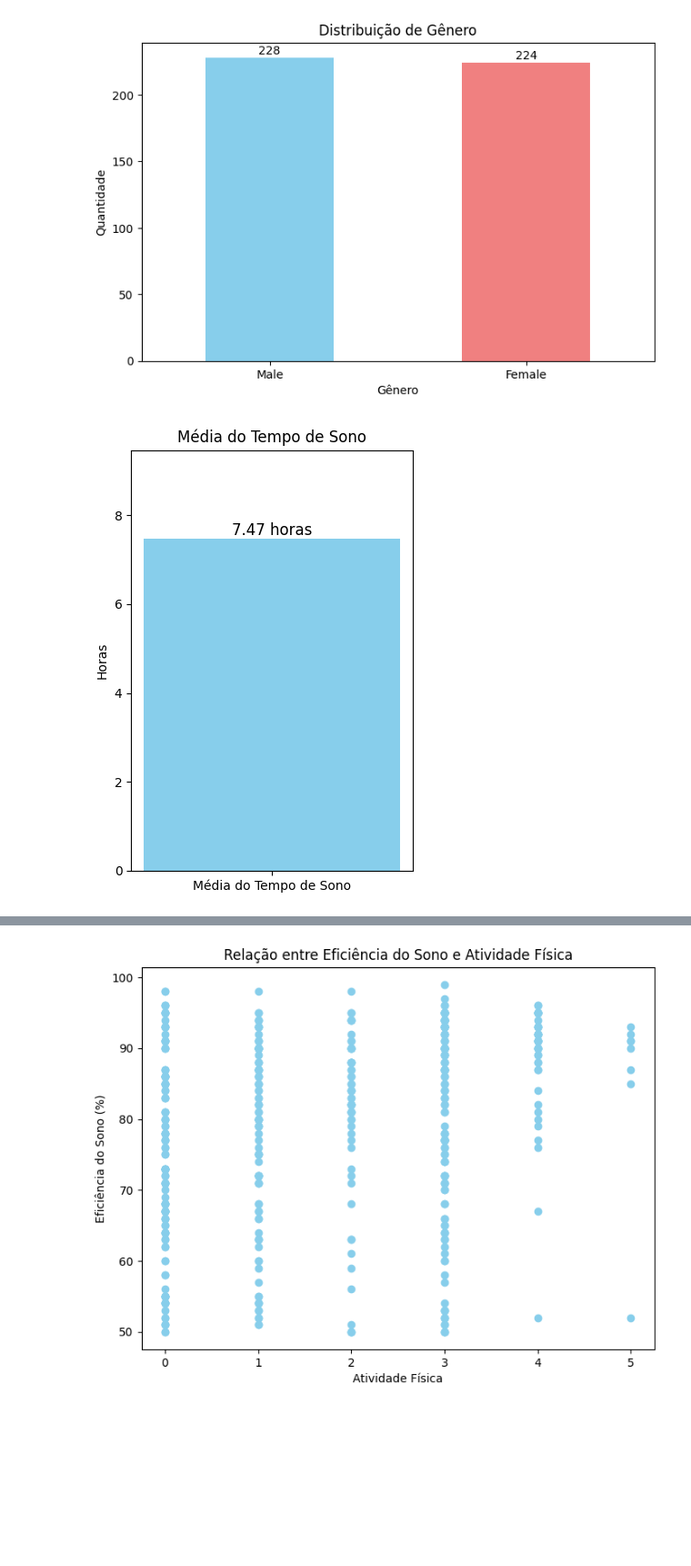
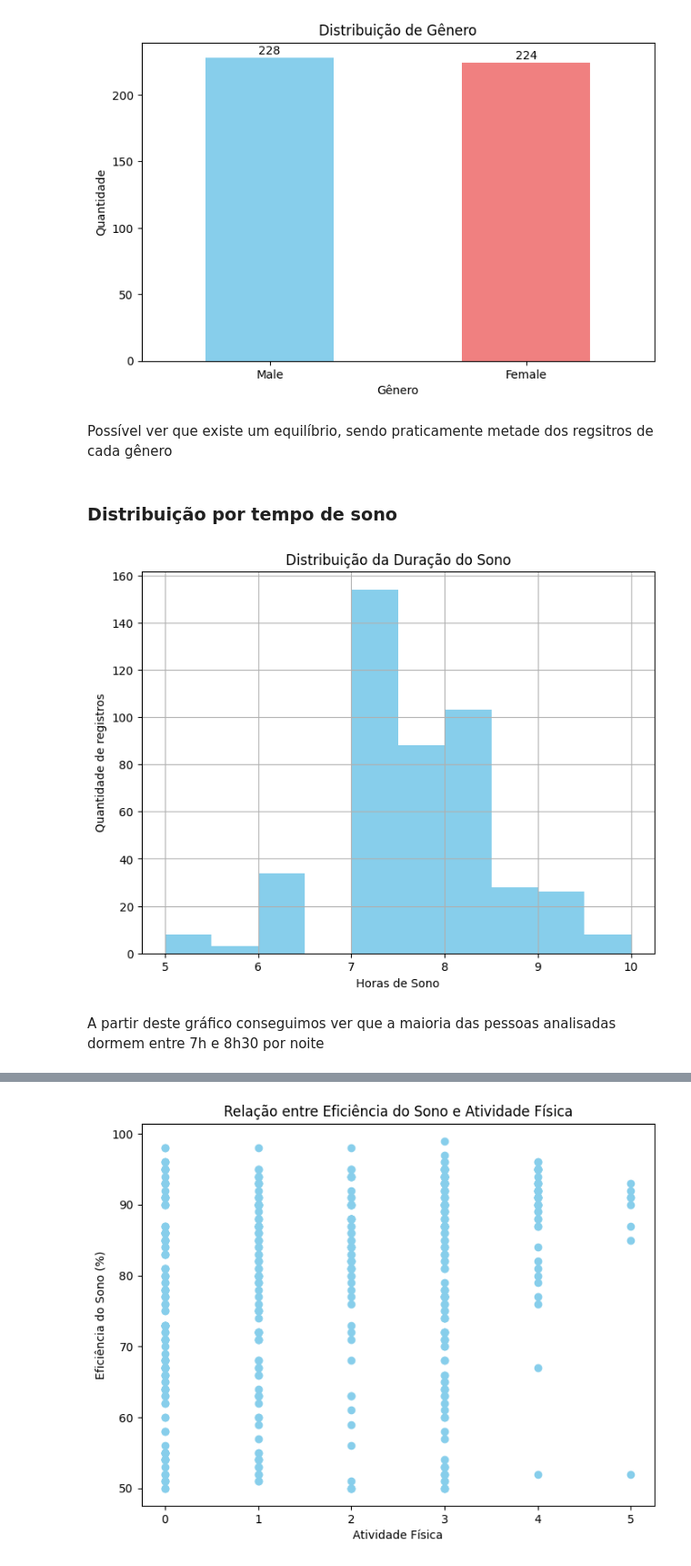
Before and after one commit to thainazanfolin/min_sleep_efficiency, a Jupyter notebook: Projeto_Min_Sleep_Efficiency.ipynb, the cells around one changed output, grey strips where cells are left out. Shown at 91% size. Saved outputs shown, nothing was run; the diff lists cells and outputs as text; code cells hidden in the pictures; blank space fills up the shorter version.

```diff
--- a/Projeto_Min_Sleep_Efficiency.ipynb
+++ b/Projeto_Min_Sleep_Efficiency.ipynb
@@ -337,21 +412,24 @@ plt.xticks(rotation=0)  # Mantém os rótulos do eixo x na horizontal
 plt.show()
 # %% [output]
 [figure]
-# %%
-# Média de tempo de sono e Média de sono REM
-
-media_tempo_sono = df['Sleep duration'].mean()
-
-# Criar o gráfico de barras para exibir a média
-plt.figure(figsize=(4, 6))
-plt.bar(['Média do Tempo de Sono'], [media_tempo_sono], color='skyblue')
-plt.ylabel('Horas')
-plt.title('Média do Tempo de Sono')
-
-# Adicionar a média como rótulo no topo da barra
-plt.text(0, media_tempo_sono + 0.1, f'{media_tempo_sono:.2f} horas', ha='center', fontsize=12)
-plt.ylim(0, media_tempo_sono + 2)  # Ajustar o limite para dar espaço ao rótulo
-
-plt.show()
-# %% [output]
-[figure, removed]
+# %% [markdown]
+Possível ver que existe um equilíbrio, sendo praticamente metade dos regsitros de cada gênero
+# %% [markdown]
+### Distribuição por tempo de sono
+# %%
+df.describe()
+
+unique_counts = df.nunique()
+
+# Exemplo para uma coluna categórica como 'Gender'
+gender_distribution = df['Gender'].value_counts()
+
+df['Sleep duration'].hist(bins=10, figsize=(8,6), color='skyblue')
+plt.title('Distribuição da Duração do Sono')
+plt.xlabel('Horas de Sono')
+plt.ylabel('Quantidade de registros')
+plt.show()
+# %% [output]
+[figure, added]
+# %% [markdown]
+A partir deste gráfico conseguimos ver que a maioria das pessoas analisadas dormem entre 7h e 8h30 por noite
```
Also changed, not shown: parts of 43 cells of this notebook.
